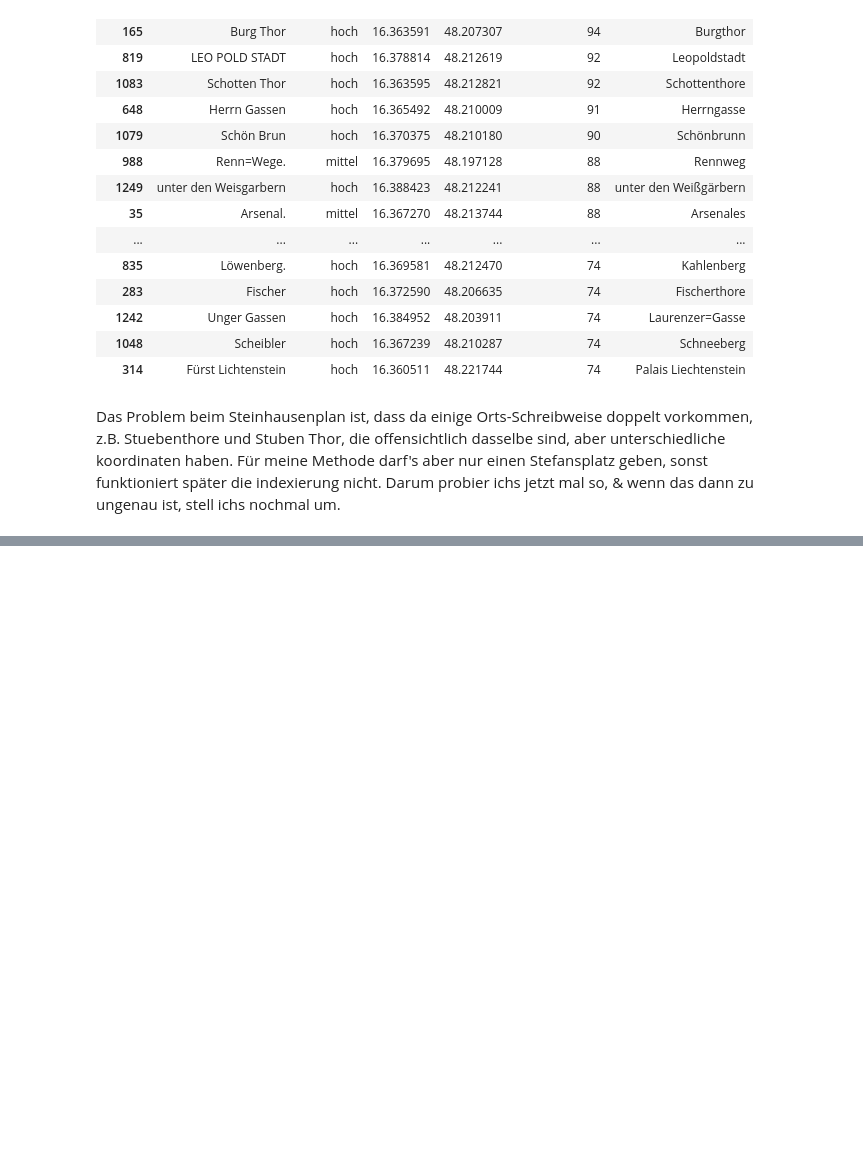
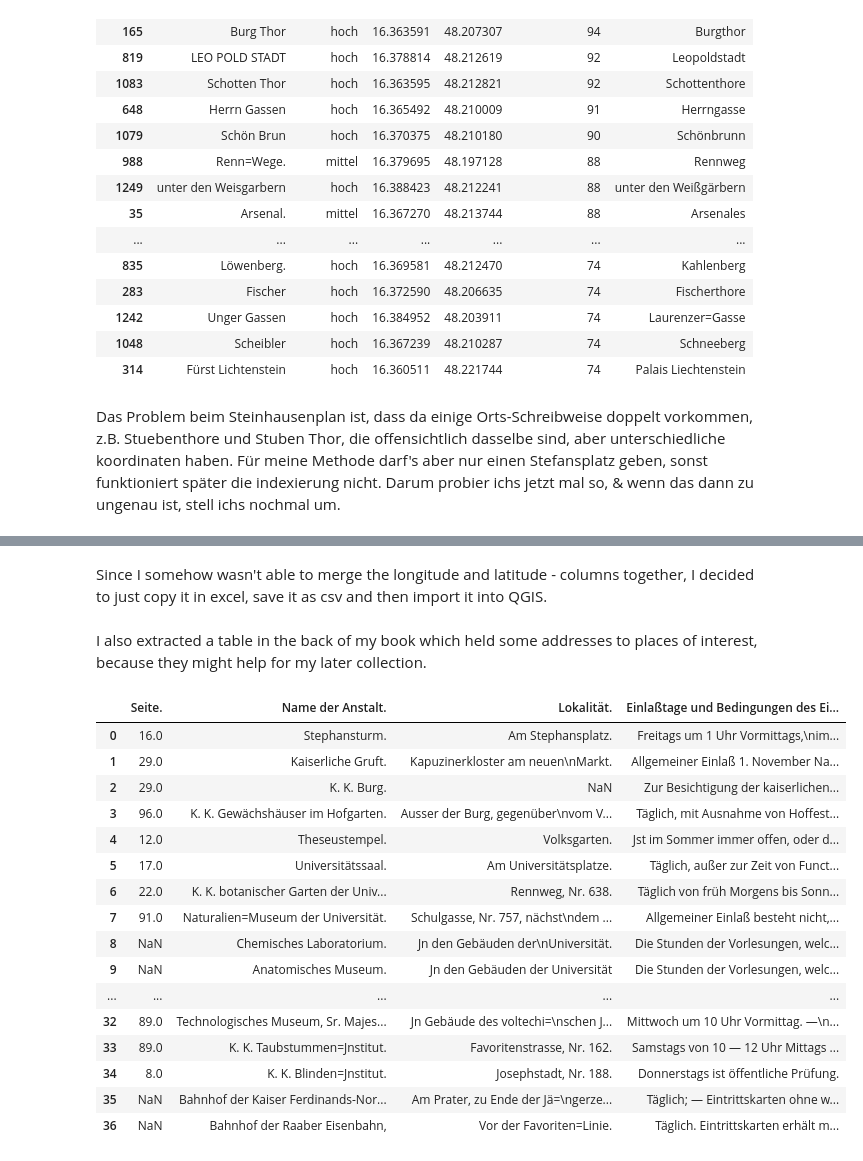
Before and after one commit to Sarah-lab-13/DataScienceProject, a Jupyter notebook: Wegbeschreibung_Sonntag.ipynb, the cells around one changed output, grey strips where cells are left out. Drawn from its saved outputs; the diff is of its cells as text; code cells hidden in the pictures; blank space fills up the shorter version.

```diff
--- a/Wegbeschreibung_Sonntag.ipynb
+++ b/Wegbeschreibung_Sonntag.ipynb
@@ -350,0 +371,26 @@ Steinhausen_choice.to_csv('Data/Steinhausen_Sonntag_coord.csv', sep=',', index=F
+# %% [markdown]
+Since I somehow wasn't able to merge the longitude and latitude - columns together, I decided to just copy it in excel, save it as csv and then import it into QGIS.
+# %% [markdown]
+I also extracted a table in the back of my book which held some addresses to places of interest, because they might help for my later collection.
+# %%
+loc_table = pd.read_excel('Data/Table_locations.xlsx')
+# %%
+loc_table
+# %% [output]
+|  | Seite. | Name der Anstalt. | Lokalität. | Einlaßtage und Bedingungen des Ei... |
+| 0 | 16.0 | Stephansturm. | Am Stephansplatz. | Freitags um 1 Uhr Vormittags,\nim... |
+| 1 | 29.0 | Kaiserliche Gruft. | Kapuzinerkloster am neuen\nMarkt. | Allgemeiner Einlaß 1. November Na... |
+| 2 | 29.0 | K. K. Burg. | NaN | Zur Besichtigung der kaiserlichen... |
+| 3 | 96.0 | K. K. Gewächshäuser im Hofgarten. | Ausser der Burg, gegenüber\nvom V... | Täglich, mit Ausnahme von Hoffest... |
+| 4 | 12.0 | Theseustempel. | Volksgarten. | Jst im Sommer immer offen, oder d... |
+| 5 | 17.0 | Universitätssaal. | Am Universitätsplatze. | Täglich, außer zur Zeit von Funct... |
+| 6 | 22.0 | K. K. botanischer Garten der Univ... | Rennweg, Nr. 638. | Täglich von früh Morgens bis Sonn... |
+| 7 | 91.0 | Naturalien=Museum der Universität. | Schulgasse, Nr. 757, nächst\ndem ... | Allgemeiner Einlaß besteht nicht,... |
+| 8 | NaN | Chemisches Laboratorium. | Jn den Gebäuden der\nUniversität. | Die Stunden der Vorlesungen, welc... |
+| 9 | NaN | Anatomisches Museum. | Jn den Gebäuden der Universität | Die Stunden der Vorlesungen, welc... |
+| ... | ... | ... | ... | ... |
+| 32 | 89.0 | Technologisches Museum, Sr. Majes... | Jn Gebäude des voltechi=\nschen J... | Mittwoch um 10 Uhr Vormittag. —\n... |
+| 33 | 89.0 | K. K. Taubstummen=Jnstitut. | Favoritenstrasse, Nr. 162. | Samstags von 10 — 12 Uhr Mittags ... |
+| 34 | 8.0 | K. K. Blinden=Jnstitut. | Josephstadt, Nr. 188. | Donnerstags ist öffentliche Prüfung. |
+| 35 | NaN | Bahnhof der Kaiser Ferdinands-Nor... | Am Prater, zu Ende der Jä=\ngerze... | Täglich; — Eintrittskarten ohne w... |
+| 36 | NaN | Bahnhof der Raaber Eisenbahn, | Vor der Favoriten=Linie. | Täglich. Eintrittskarten erhält m... |
```
Also changed, not shown: parts of 39 cells of this notebook, 15 other files.
